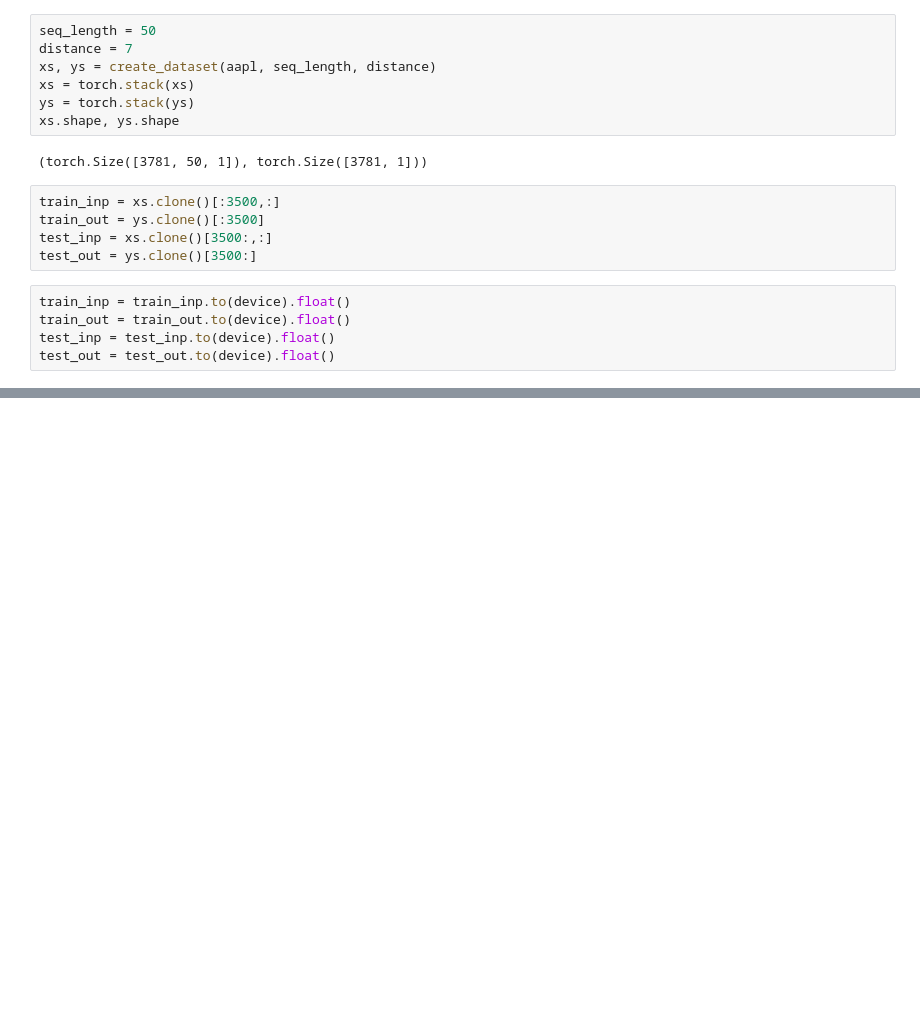
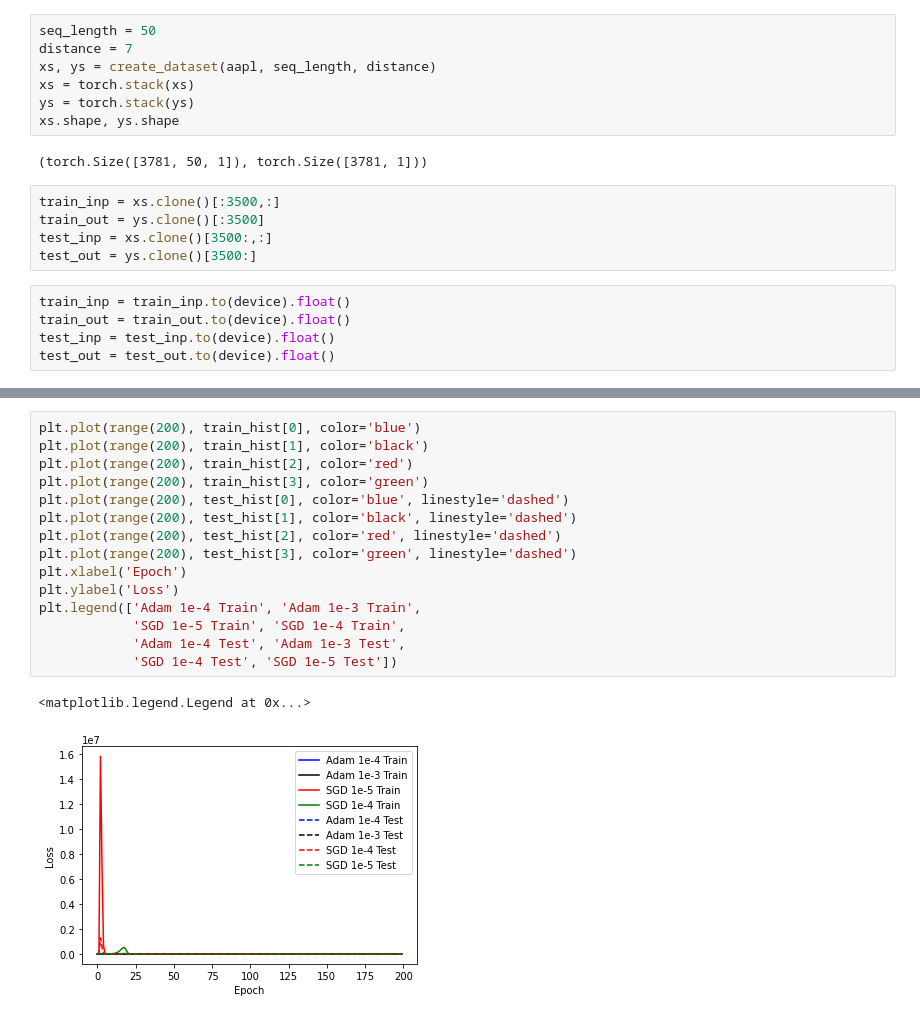
Before and after one commit to KhHTran/Stock-Prediction-ML, a Jupyter notebook: AAPL_Close_Price_Prediction.ipynb, the cells around one changed output, grey strips where cells are left out. Cells and saved outputs as stored; diff of their text form; blank space fills up the shorter version.

```diff
--- a/AAPL_Close_Price_Prediction.ipynb
+++ b/AAPL_Close_Price_Prediction.ipynb
@@ -174,0 +191,18 @@ Test loss: tensor(1.8099)
+# %%
+plt.plot(range(200), train_hist[0], color='blue')
+plt.plot(range(200), train_hist[1], color='black')
+plt.plot(range(200), train_hist[2], color='red')
+plt.plot(range(200), train_hist[3], color='green')
+plt.plot(range(200), test_hist[0], color='blue', linestyle='dashed')
+plt.plot(range(200), test_hist[1], color='black', linestyle='dashed')
+plt.plot(range(200), test_hist[2], color='red', linestyle='dashed')
+plt.plot(range(200), test_hist[3], color='green', linestyle='dashed')
+plt.xlabel('Epoch')
+plt.ylabel('Loss')
+plt.legend(['Adam 1e-4 Train', 'Adam 1e-3 Train',
+            'SGD 1e-5 Train', 'SGD 1e-4 Train',
+            'Adam 1e-4 Test', 'Adam 1e-3 Test',
+            'SGD 1e-4 Test', 'SGD 1e-5 Test'])
+# %% [output]
+<matplotlib.legend.Legend at 0x...>
+[figure, added]
```
Also changed, not shown: parts of 7 cells of this notebook.
